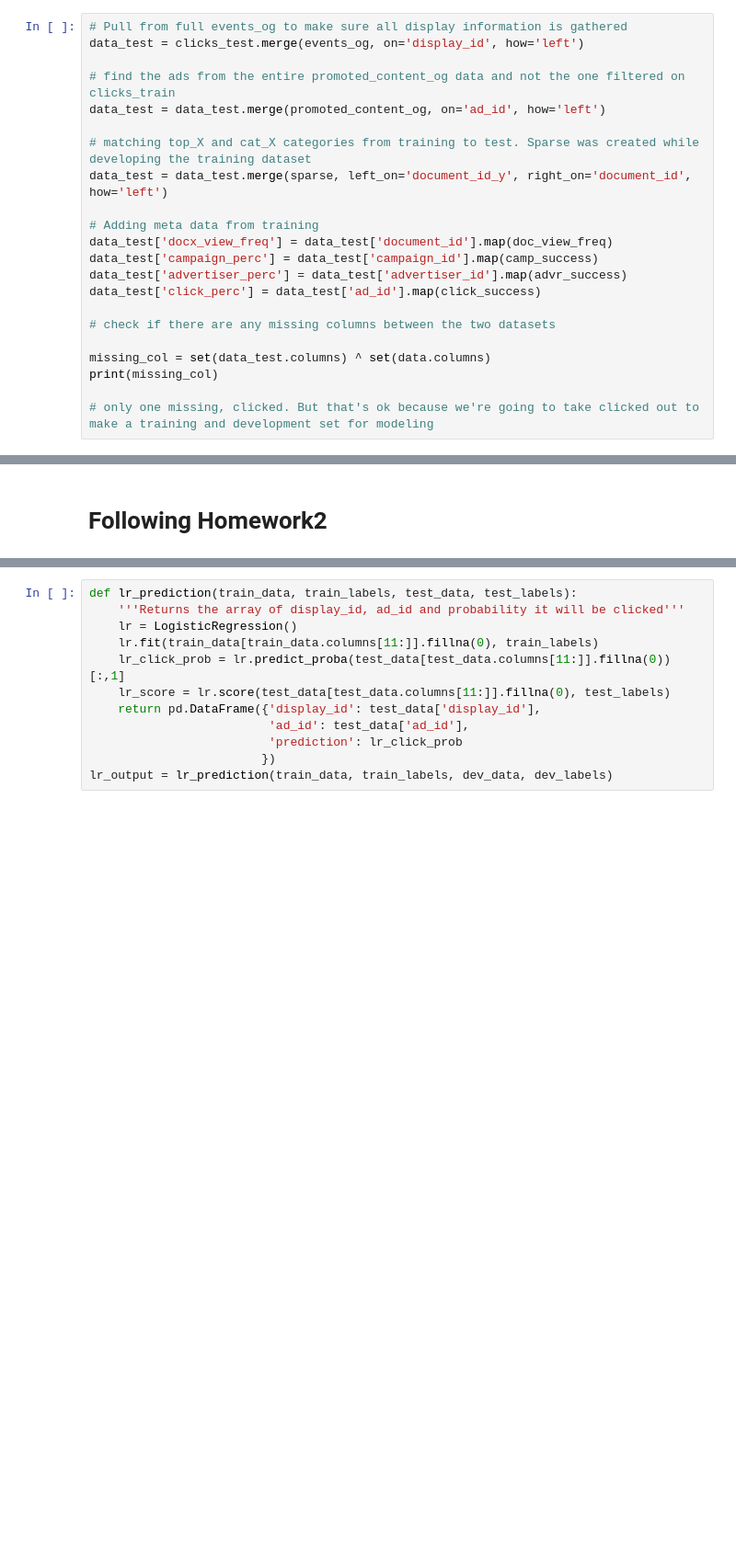
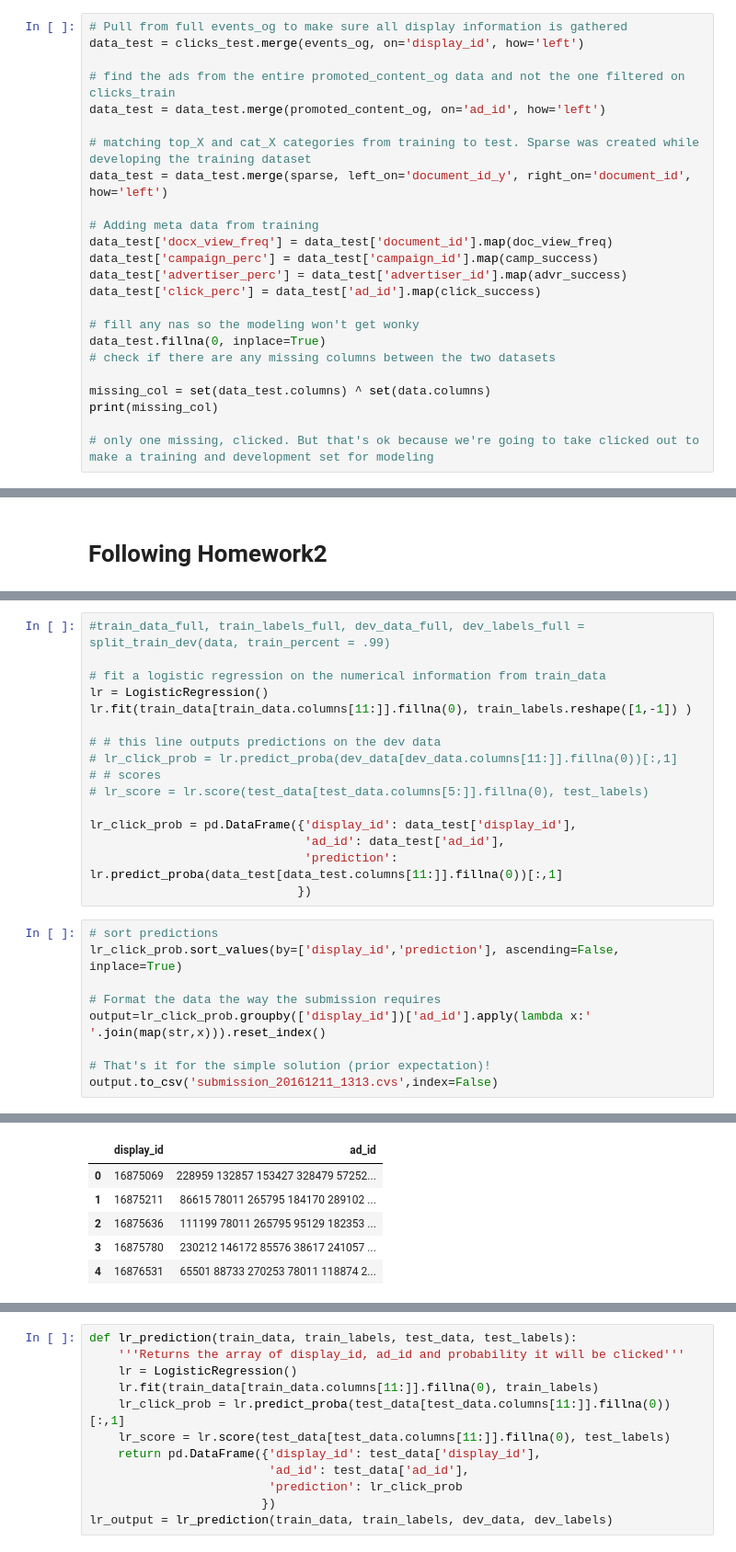
Before and after one commit to sarahkelley/w207_final_project_Cluster-F, a Jupyter notebook: Data_Wrangling_Lisa.ipynb, the cells around one changed output, grey strips where cells are left out. Shown at 92% size. Drawn from its saved outputs; the diff is of its cells as text; blank space fills up the shorter version.

Commit message:
Lisa notebook sorts output of simple LR and produces submission_2016_1313

```diff
--- a/Data_Wrangling_Lisa.ipynb
+++ b/Data_Wrangling_Lisa.ipynb
@@ -397,6 +397,8 @@ data_test['campaign_perc'] = data_test['campaign_id'].map(camp_success)
 data_test['advertiser_perc'] = data_test['advertiser_id'].map(advr_success)
 data_test['click_perc'] = data_test['ad_id'].map(click_success)
 
+# fill any nas so the modeling won't get wonky
+data_test.fillna(0, inplace=True)
 # check if there are any missing columns between the two datasets
 
 missing_col = set(data_test.columns) ^ set(data.columns)
@@ -514,0 +478,26 @@ data.to_csv('trainingdata.cvs',index=False)
+# %%
+#train_data_full, train_labels_full, dev_data_full, dev_labels_full = split_train_dev(data, train_percent = .99)
+
+# fit a logistic regression on the numerical information from train_data
+lr = LogisticRegression()
+lr.fit(train_data[train_data.columns[11:]].fillna(0), train_labels.reshape([1,-1]) )
+
+# # this line outputs predictions on the dev data
+# lr_click_prob = lr.predict_proba(dev_data[dev_data.columns[11:]].fillna(0))[:,1]
+# # scores
+# lr_score = lr.score(test_data[test_data.columns[5:]].fillna(0), test_labels)
+
+lr_click_prob = pd.DataFrame({'display_id': data_test['display_id'],
+                              'ad_id': data_test['ad_id'],
+                              'prediction': lr.predict_proba(data_test[data_test.columns[11:]].fillna(0))[:,1]
+                             })
+# %%
+# sort predictions
+lr_click_prob.sort_values(by=['display_id','prediction'], ascending=False, inplace=True)
+
+# Format the data the way the submission requires
+output=lr_click_prob.groupby(['display_id'])['ad_id'].apply(lambda x:' '.join(map(str,x))).reset_index()
+
+# That's it for the simple solution (prior expectation)!
+output.to_csv('submission_20161211_1313.cvs',index=False)
+# %% [output]
@@ -514,0 +511,6 @@ data.to_csv('trainingdata.cvs',index=False)
+|  | display_id | ad_id |
+| 0 | 16875069 | 228959 132857 153427 328479 57252... |
+| 1 | 16875211 | 86615 78011 265795 184170 289102 ... |
+| 2 | 16875636 | 111199 78011 265795 95129 182353 ... |
+| 3 | 16875780 | 230212 146172 85576 38617 241057 ... |
+| 4 | 16876531 | 65501 88733 270253 78011 118874 2... |
```
Also changed, not shown: parts of 19 cells of this notebook, 1 other file.
